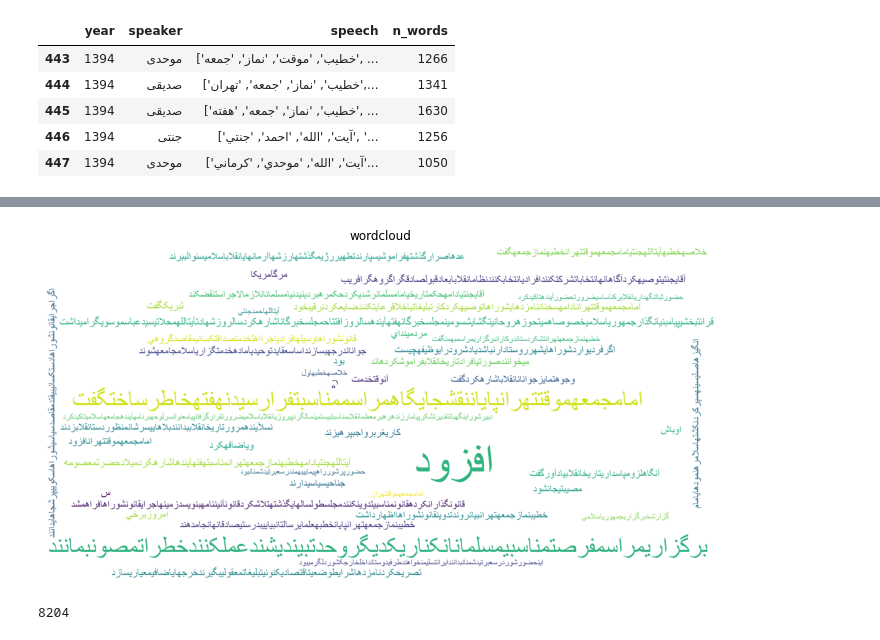
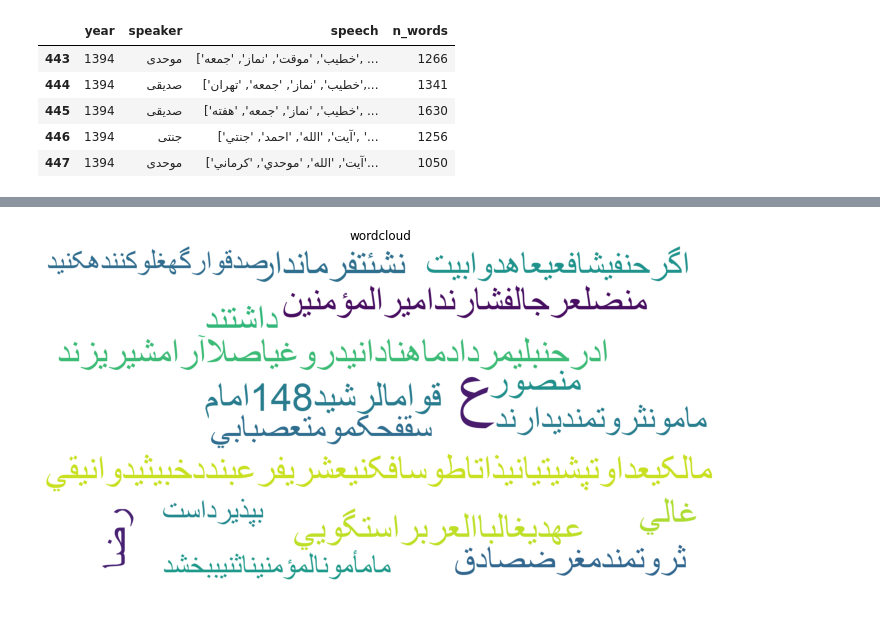
Before and after one commit to macs30200-s22/replication-materials-javad-e, a Jupyter notebook: analysis/tfidf_analysis.ipynb, the cells around one changed output, grey strips where cells are left out. Drawn from its saved outputs; the diff is of its cells as text; code cells hidden in the pictures.

```diff
--- a/analysis/tfidf_analysis.ipynb
+++ b/analysis/tfidf_analysis.ipynb
@@ -93,7 +68,8 @@ def find_tf(speech):
 list_of_speeches = []
 for row_i in range(len(speeches)):
     speech = ast.literal_eval(speeches.at[row_i, 'speech'])
-    list_of_speeches.append(speech)
+    year = speeches.at[row_i, 'year']
+    list_of_speeches.append((speech, year))
 # %%
 def find_idf():
     '''
@@ -102,13 +78,13 @@ def find_idf():
     num_of_speeches = len(list_of_speeches)
 
     idf_dict = {}
-    for speech in list_of_speeches:
+    for speech, _ in list_of_speeches:
         for w in speech:
             if w in idf_dict.keys():
                 continue
 
             counter = 0
-            for sp in list_of_speeches:
+            for sp, _ in list_of_speeches:
                 if w in sp:
                     counter += 1
             idf_dict[w] = math.log(num_of_speeches / counter)
@@ -124,18 +100,19 @@ def find_salient(threshold):
 
     Returns: list of sets of salient words
     '''
-    tf_dicts = [find_tf(sp) for sp in list_of_speeches]
+    tf_dicts = [find_tf(sp) for sp,_ in list_of_speeches]
     #idf_dict = find_idf()
 
     salient_sets = []
-    for index, speech in enumerate(list_of_speeches):
+    for index, sp in enumerate(list_of_speeches):
+        speech, year = sp
         salient = set()
         for w in speech:
             tf_idf = tf_dicts[index].get(w) * idf_dict.get(w)
             if tf_idf > threshold:
                 salient.add(w)
-        salient_sets.append(salient)
+        salient_sets.append((salient, year))
 
     return salient_sets
 # %%
-find_salient(3)
+salient_words = find_salient(2)
@@ -160,17 +119,13 @@ find_salient(3)
 # %%
 fig = plt.gcf()
 fig.set_size_inches(12, 8)
-data = arabic_reshaper.reshape("".join(list_of_speeches[0]))
+data = arabic_reshaper.reshape("".join(salient_words[300][0]))
 data = get_display(data) # add this line
 wd = WordCloud(font_path='Arial.ttf', background_color='white',
                   mode='RGB', width=2000, height=1000).generate(data)
 plt.title("wordcloud")
 plt.imshow(wd)
 plt.axis("off")
 plt.show()
 # %% [output]
-[figure, old version]
+[figure, new version]
-# %%
-ord('‌')
-# %% [output]
-8204
```
Also changed, not shown: parts of 5 cells of this notebook.
